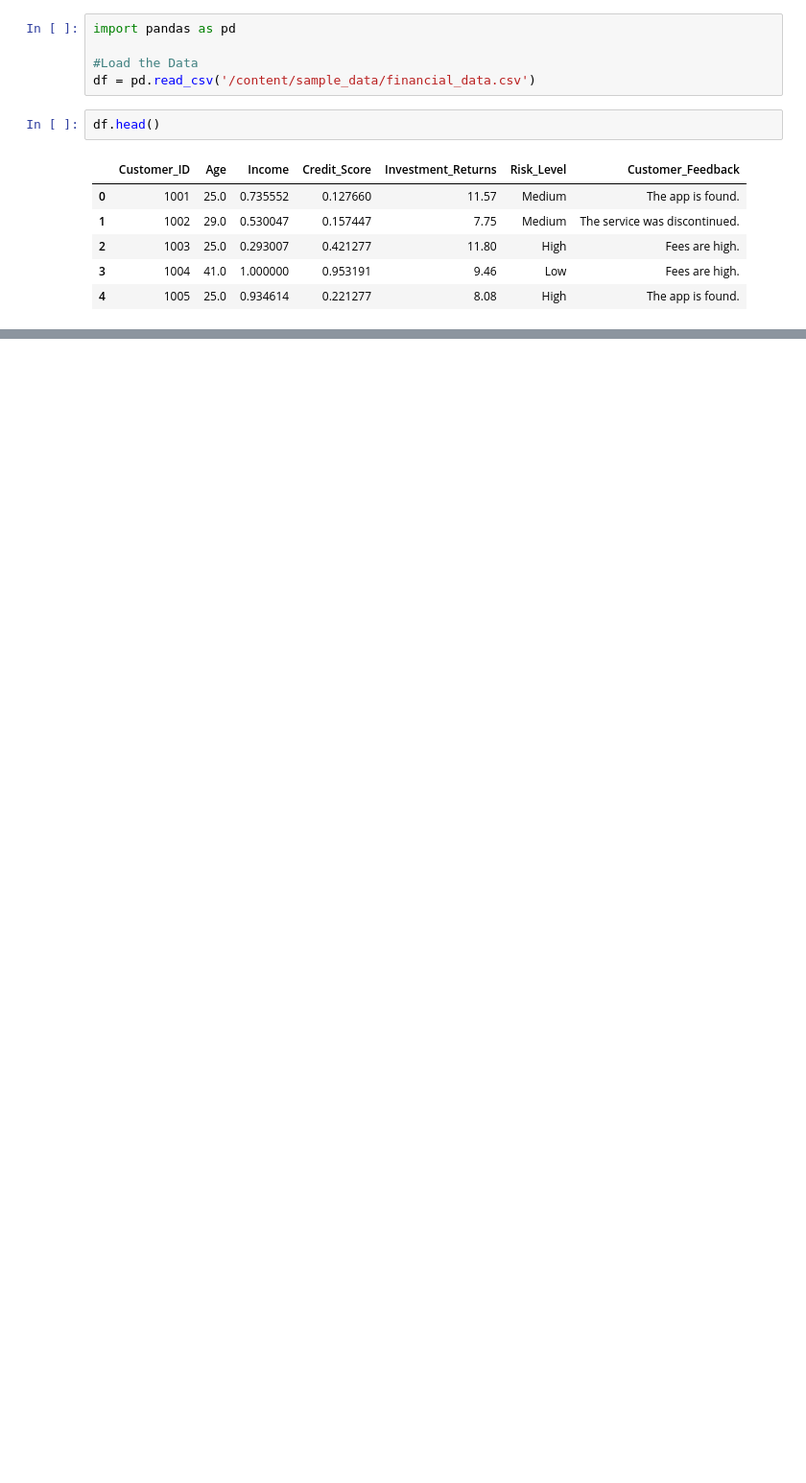
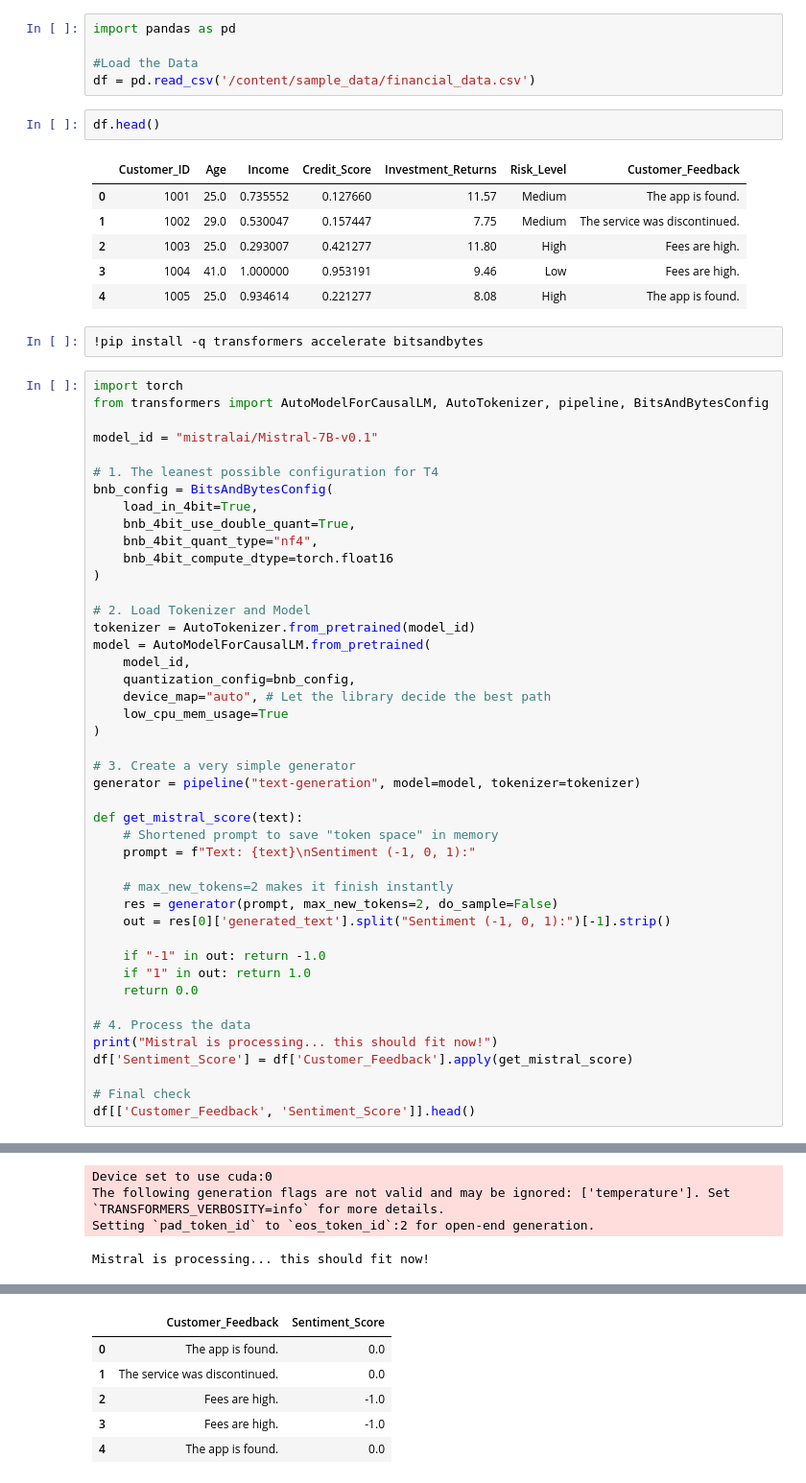
Before and after one commit to 23064088/DataMiningGroup18, a Jupyter notebook: Naive_Bayes_Model.ipynb, the cells around one changed output, grey strips where cells are left out. Shown at 96% size. Drawn from its saved outputs; the diff is of its cells as text; blank space fills up the shorter version.

Commit message:
Successfully extracted sentiment features using Mistral 7B.

```diff
--- a/Naive_Bayes_Model.ipynb
+++ b/Naive_Bayes_Model.ipynb
@@ -14,3 +14,50 @@ df.head()
 | 2 | 1003 | 25.0 | 0.293007 | 0.421277 | 11.80 | High | Fees are high. |
 | 3 | 1004 | 41.0 | 1.000000 | 0.953191 | 9.46 | Low | Fees are high. |
 | 4 | 1005 | 25.0 | 0.934614 | 0.221277 | 8.08 | High | The app is found. |
+# %%
+!pip install -q transformers accelerate bitsandbytes
+# %%
+import torch
+from transformers import AutoModelForCausalLM, AutoTokenizer, pipeline, BitsAndBytesConfig
+
+model_id = "mistralai/Mistral-7B-v0.1"
+
+# 1. The leanest possible configuration for T4
+bnb_config = BitsAndBytesConfig(
+    load_in_4bit=True,
+    bnb_4bit_use_double_quant=True,
+    bnb_4bit_quant_type="nf4",
+    bnb_4bit_compute_dtype=torch.float16
+)
+
+# 2. Load Tokenizer and Model
+tokenizer = AutoTokenizer.from_pretrained(model_id)
+model = AutoModelForCausalLM.from_pretrained(
+    model_id,
+    quantization_config=bnb_config,
+    device_map="auto", # Let the library decide the best path
+    low_cpu_mem_usage=True
+)
+
+# 3. Create a very simple generator
+generator = pipeline("text-generation", model=model, tokenizer=tokenizer)
+
+def get_mistral_score(text):
+    # Shortened prompt to save "token space" in memory
+    prompt = f"Text: {text}\nSentiment (-1, 0, 1):"
+
+    # max_new_tokens=2 makes it finish instantly
+    res = generator(prompt, max_new_tokens=2, do_sample=False)
+    out = res[0]['generated_text'].split("Sentiment (-1, 0, 1):")[-1].strip()
+
+    if "-1" in out: return -1.0
+    if "1" in out: return 1.0
+    return 0.0
+
+# 4. Process the data
+print("Mistral is processing... this should fit now!")
+df['Sentiment_Score'] = df['Customer_Feedback'].apply(get_mistral_score)
+
+# Final check
+df[['Customer_Feedback', 'Sentiment_Score']].head()
+# %% [output]
@@ -16,0 +69,4 @@ df.head()
+Device set to use cuda:0
+The following generation flags are not valid and may be ignored: ['temperature']. Set `TRANSFORMERS_VERBOSITY=info` for more details.
+Setting `pad_token_id` to `eos_token_id`:2 for open-end generation.
+Mistral is processing... this should fit now!
@@ -16,0 +90,6 @@ df.head()
+|  | Customer_Feedback | Sentiment_Score |
+| 0 | The app is found. | 0.0 |
+| 1 | The service was discontinued. | 0.0 |
+| 2 | Fees are high. | -1.0 |
+| 3 | Fees are high. | -1.0 |
+| 4 | The app is found. | 0.0 |
```
Also changed, not shown: parts of 1 cell of this notebook.
